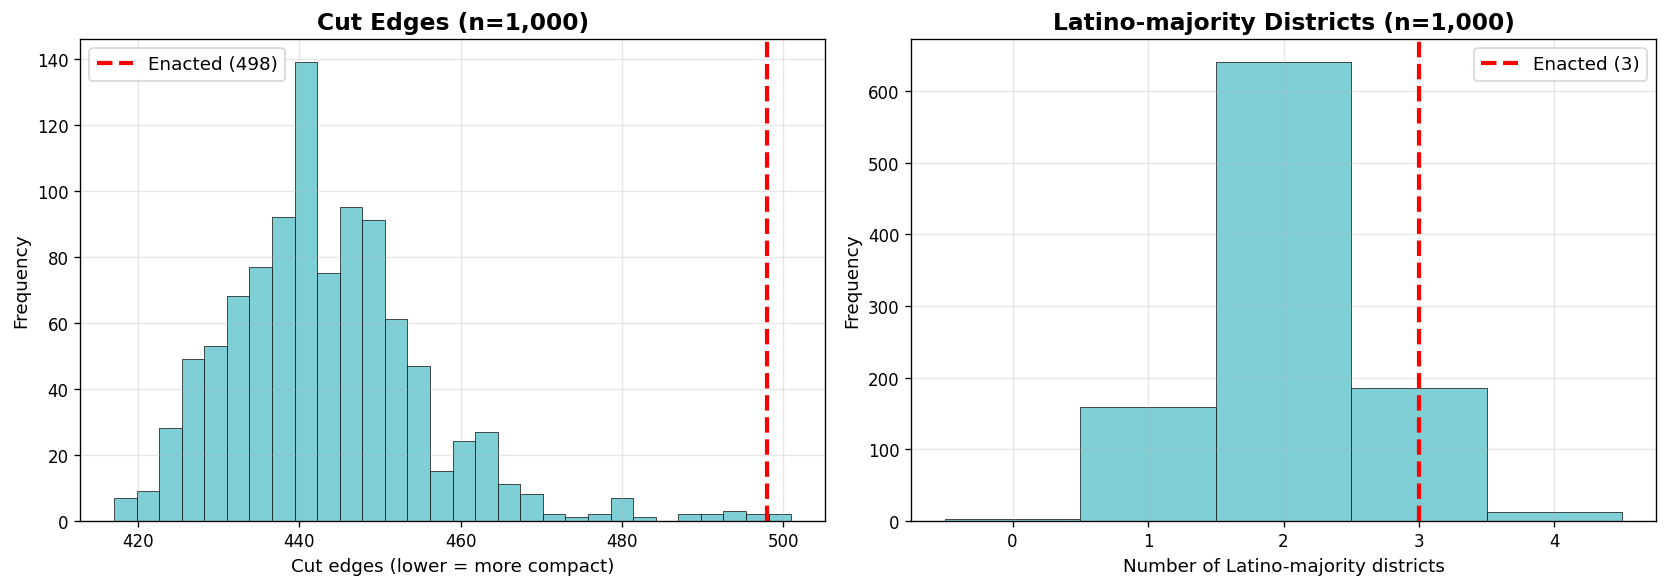
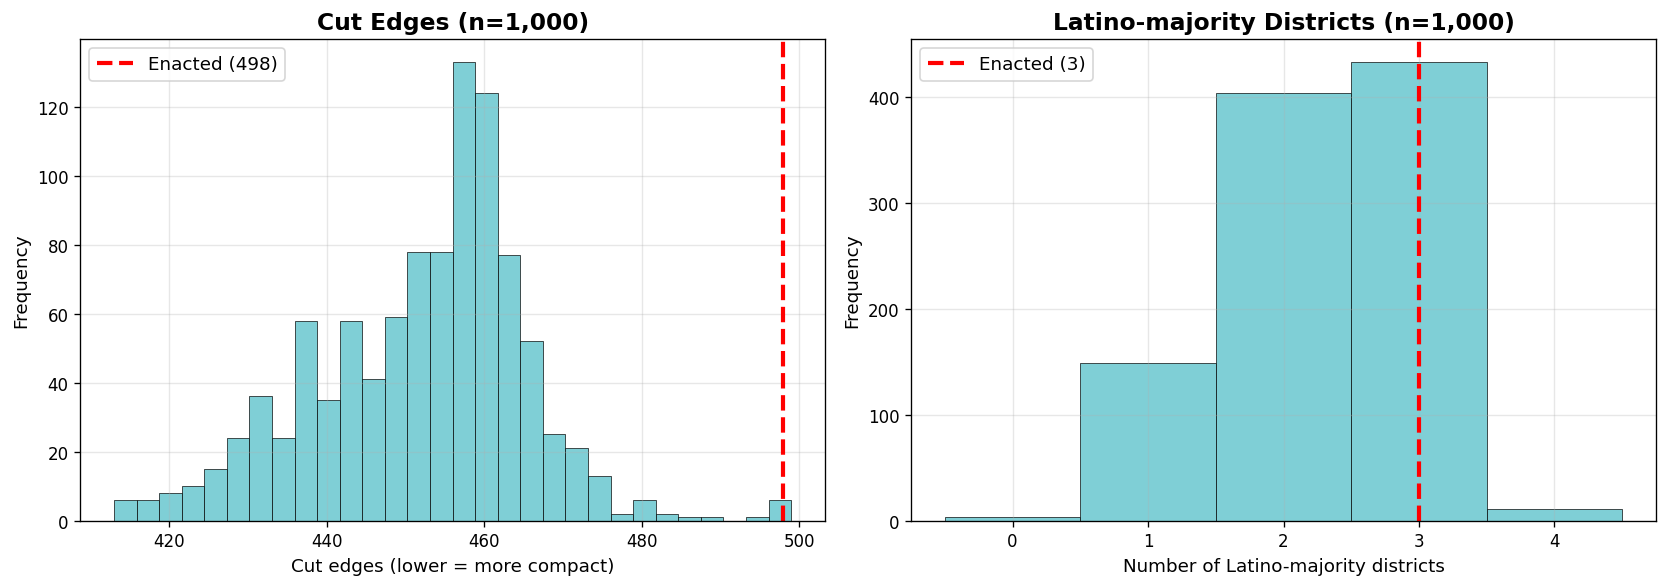
The notebook cell's code change between the first figure and the second:
--- before
+++ after
@@ -43,4 +43,6 @@
 
     plt.tight_layout()
+    if size == 40000:
+        plt.savefig("cutedges_latino_hist.png", dpi=150, bbox_inches="tight", facecolor="white")
     plt.show()
 
@@ -103,3 +105,5 @@
 
     plt.tight_layout()
+    if size == 40000:
+        plt.savefig("Markov40000.png", dpi=150, bbox_inches="tight", facecolor="white")
     plt.show()

Commit: add images for saving plots when size is 40k and update outputs in FinalProjectChain notebook